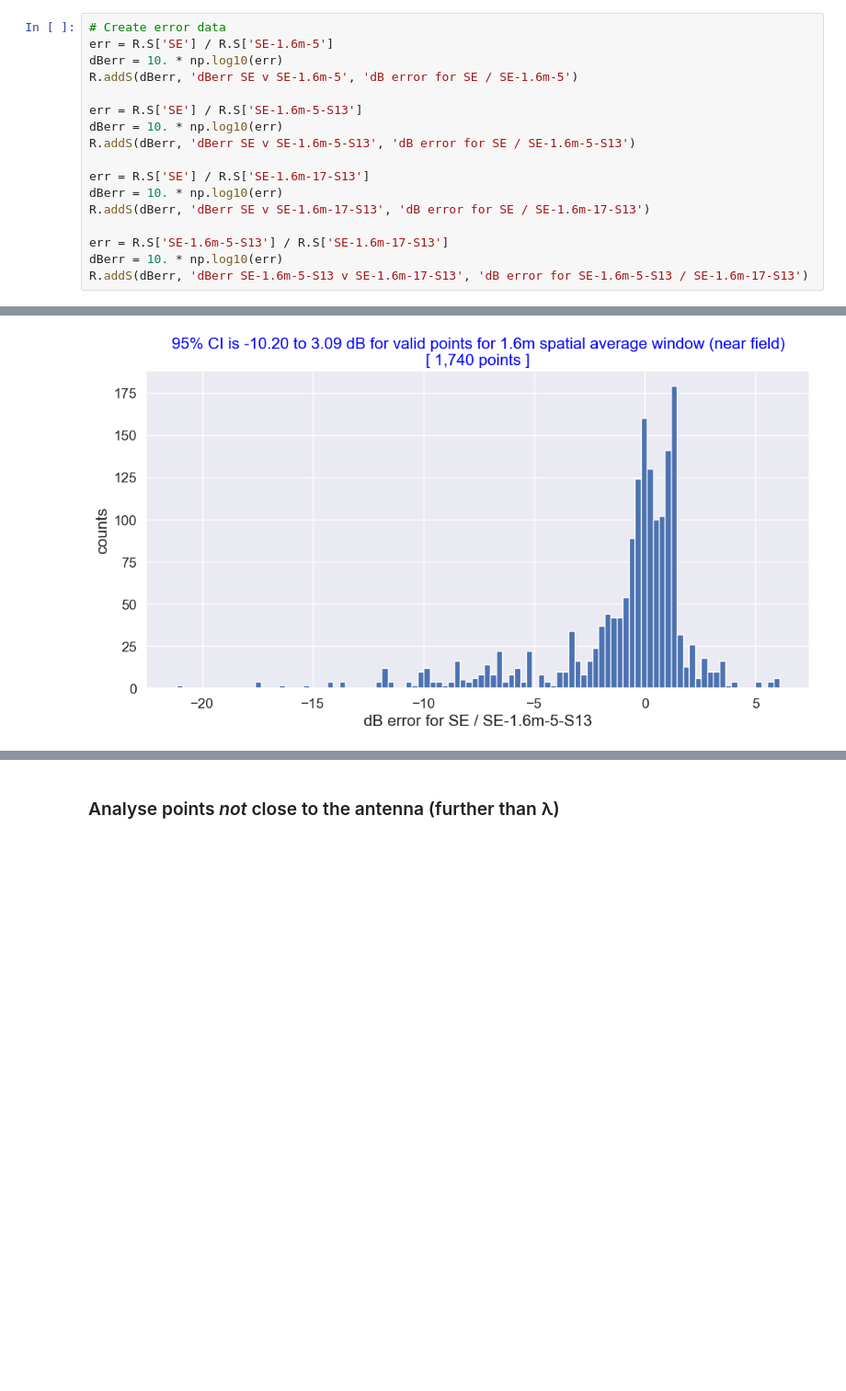
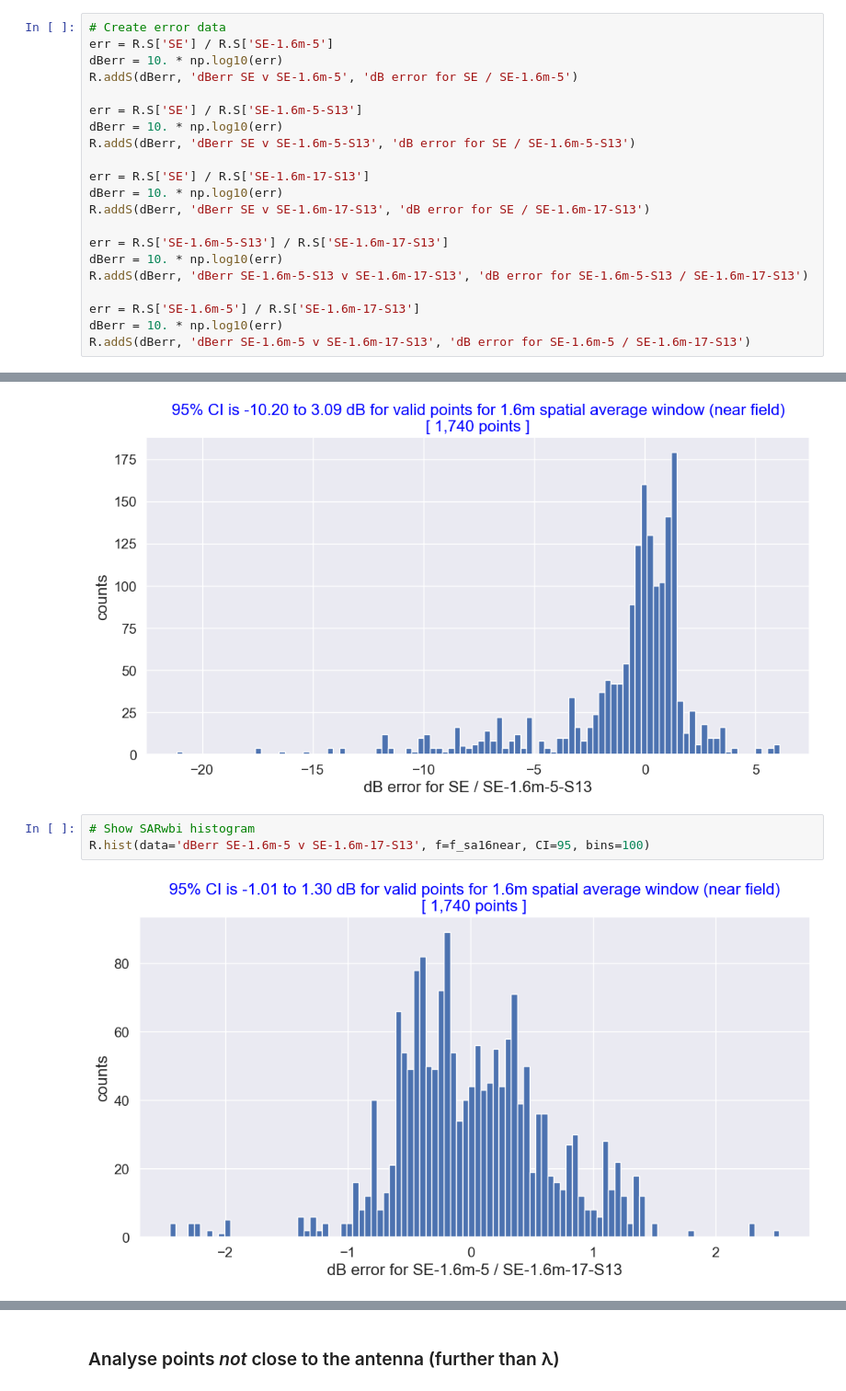
Before and after one commit to dreme/spatial-averaging-wg, a Jupyter notebook: notebooks/MBS_panel_trial2.ipynb, the cells around one changed output, grey strips where cells are left out. Shown at 92% size. Cells and saved outputs as stored; diff of their text form; blank space fills up the shorter version.

```diff
--- a/notebooks/MBS_panel_trial2.ipynb
+++ b/notebooks/MBS_panel_trial2.ipynb
@@ -1195,6 +1213,10 @@ R.addS(dBerr, 'dBerr SE v SE-1.6m-17-S13', 'dB error for SE / SE-1.6m-17-S13')
 err = R.S['SE-1.6m-5-S13'] / R.S['SE-1.6m-17-S13']
 dBerr = 10. * np.log10(err)
 R.addS(dBerr, 'dBerr SE-1.6m-5-S13 v SE-1.6m-17-S13', 'dB error for SE-1.6m-5-S13 / SE-1.6m-17-S13')
+
+err = R.S['SE-1.6m-5'] / R.S['SE-1.6m-17-S13']
+dBerr = 10. * np.log10(err)
+R.addS(dBerr, 'dBerr SE-1.6m-5 v SE-1.6m-17-S13', 'dB error for SE-1.6m-5 / SE-1.6m-17-S13')
 # %%
 f = f_sa16far
 print(f.name)
@@ -1225,3 +1247,8 @@ R.hist(data='dBerr SE v SE-1.6m-5-S13', f=f_sa16near, CI=95, bins=100)
 # %% [output]
 [figure]
 [figure]
+# %%
+# Show SARwbi histogram
+R.hist(data='dBerr SE-1.6m-5 v SE-1.6m-17-S13', f=f_sa16near, CI=95, bins=100)
+# %% [output]
+[figure, added]
```
Also changed, not shown: parts of 13 cells of this notebook, 3 other files.
